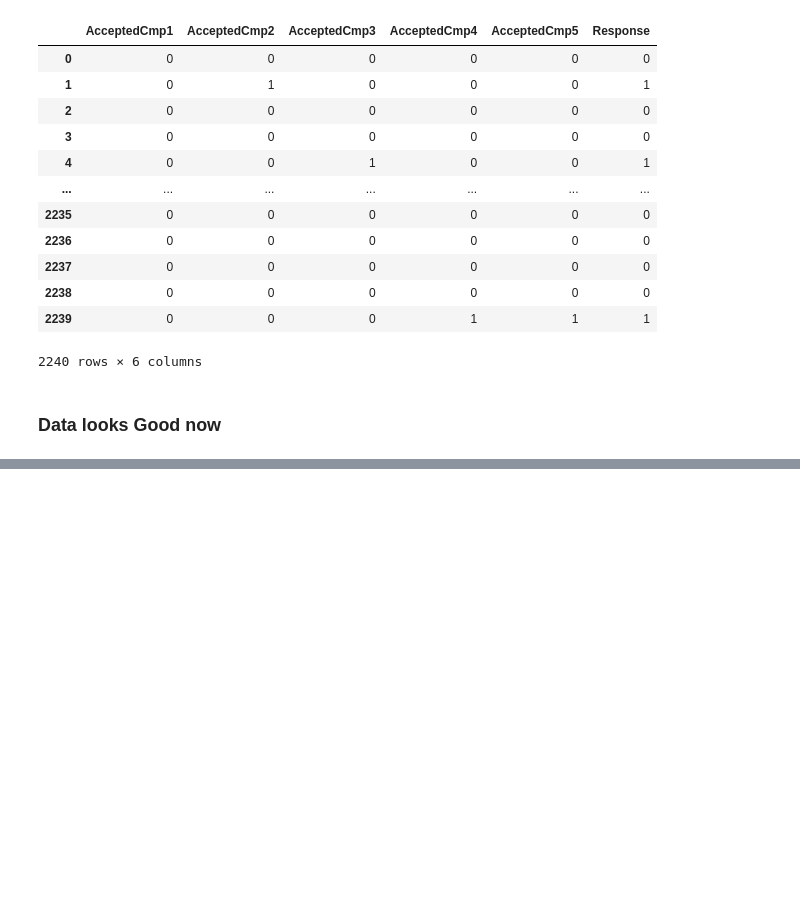
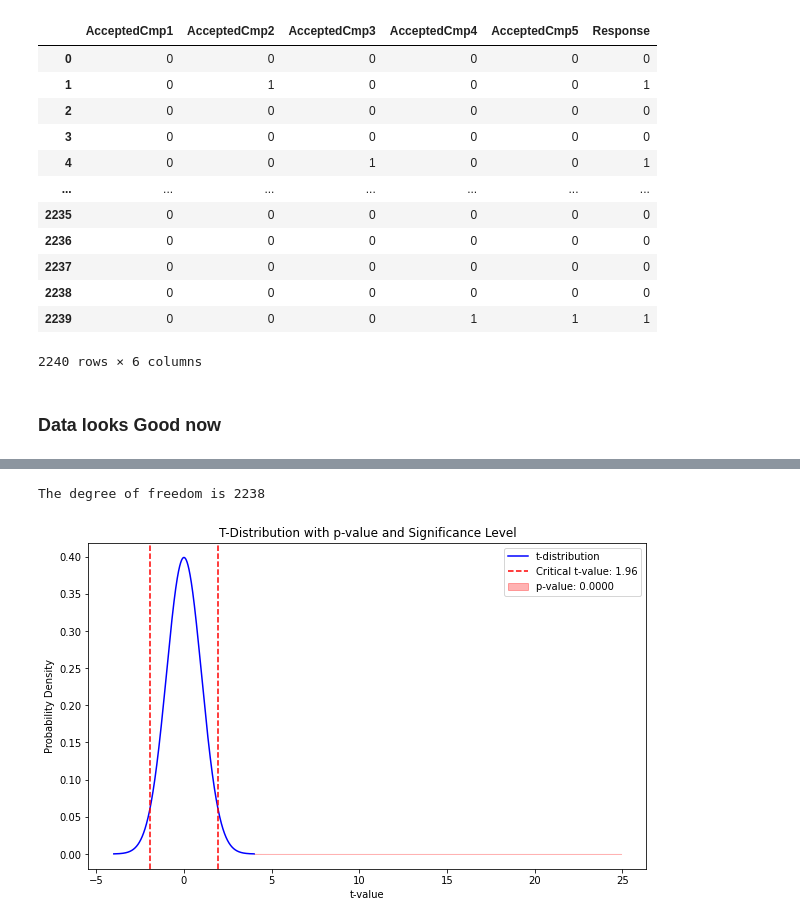
Before and after one commit to AmarKothare/HV_Retail_sales, a Jupyter notebook: EDA.ipynb, the cells around one changed output, grey strips where cells are left out. Cells and saved outputs as stored; diff of their text form; code cells hidden in the pictures; blank space fills up the shorter version.

```diff
--- a/EDA.ipynb
+++ b/EDA.ipynb
@@ -743,0 +798,35 @@ data[["AcceptedCmp1","AcceptedCmp2","AcceptedCmp3","AcceptedCmp4","AcceptedCmp5"
+# %%
+import scipy.stats as stats
+# Define degrees of freedom for t-distribution
+df = len(responded) + len(not_responded) - 2  # Degrees of freedom
+print(f"The degree of freedom is {df}")
+
+# Generate x values for the t-distribution curve
+x = np.linspace(-4, 4, 1000)
+
+# Plot t-distribution curve
+plt.figure(figsize=(10, 6))
+plt.plot(x, stats.t.pdf(x, df), 'b-', label='t-distribution')
+
+# Plot vertical lines at critical t-values for two-tailed test
+t_critical = stats.t.ppf(1 - alpha / 2, df)
+plt.axvline(t_critical, color='r', linestyle='--', label=f'Critical t-value: {t_critical:.2f}')
+plt.axvline(-t_critical, color='r', linestyle='--')
+
+# Shade area under the curve corresponding to the p-value
+if t_stat > 0:
+    p_value_area = np.linspace(t_stat, 4, 1000)
+else:
+    p_value_area = np.linspace(-4, t_stat, 1000)
+plt.fill_between(p_value_area, 0, stats.t.pdf(p_value_area, df), color='red', alpha=0.3, label=f'p-value: {p_value:.4f}')
+
+# Add legend and labels
+plt.legend()
+plt.title('T-Distribution with p-value and Significance Level')
+plt.xlabel('t-value')
+plt.ylabel('Probability Density')
+
+plt.show()
+# %% [output]
+The degree of freedom is 2238
+[figure, added]
```
Also changed, not shown: parts of 18 cells of this notebook, 1 other file.
